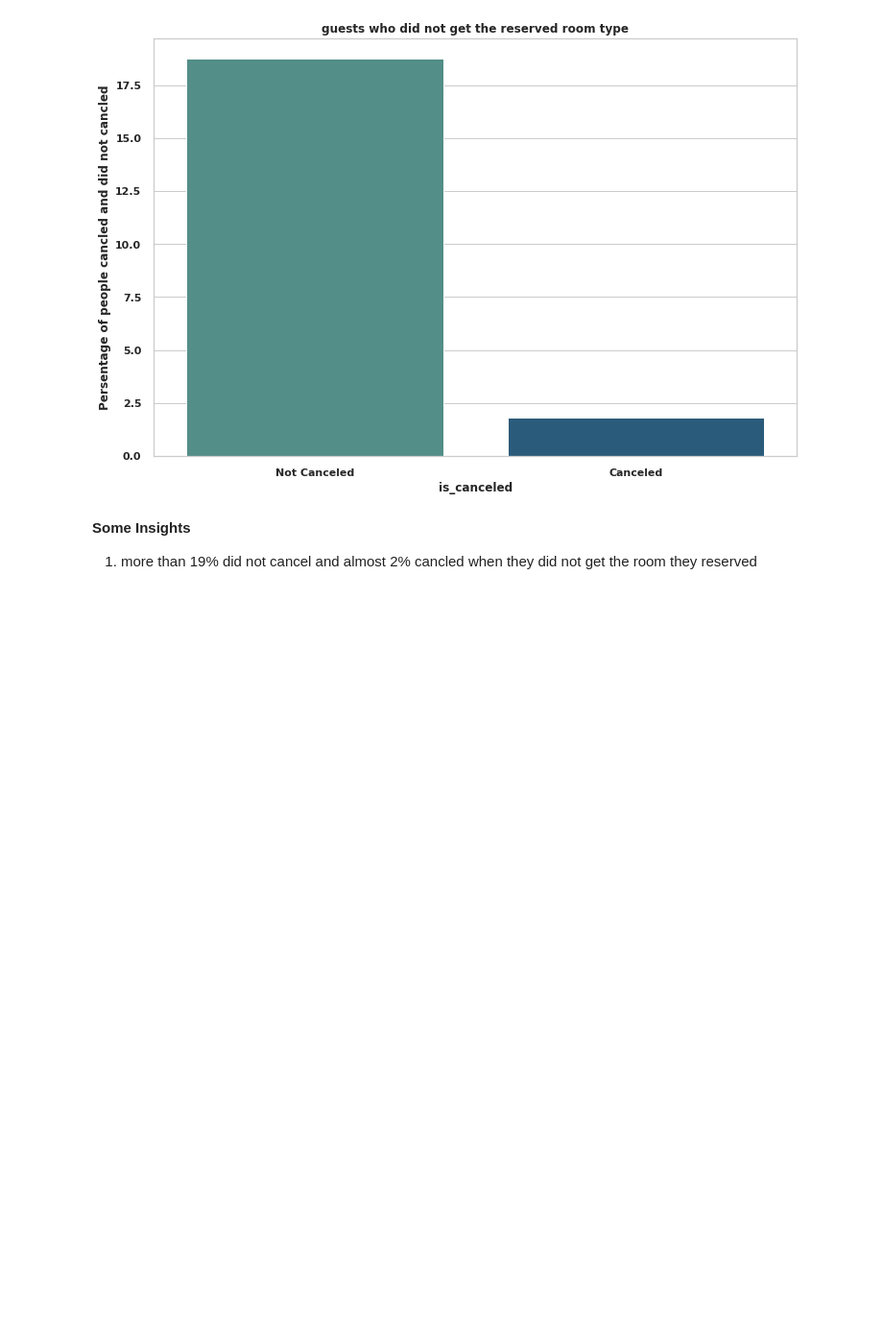
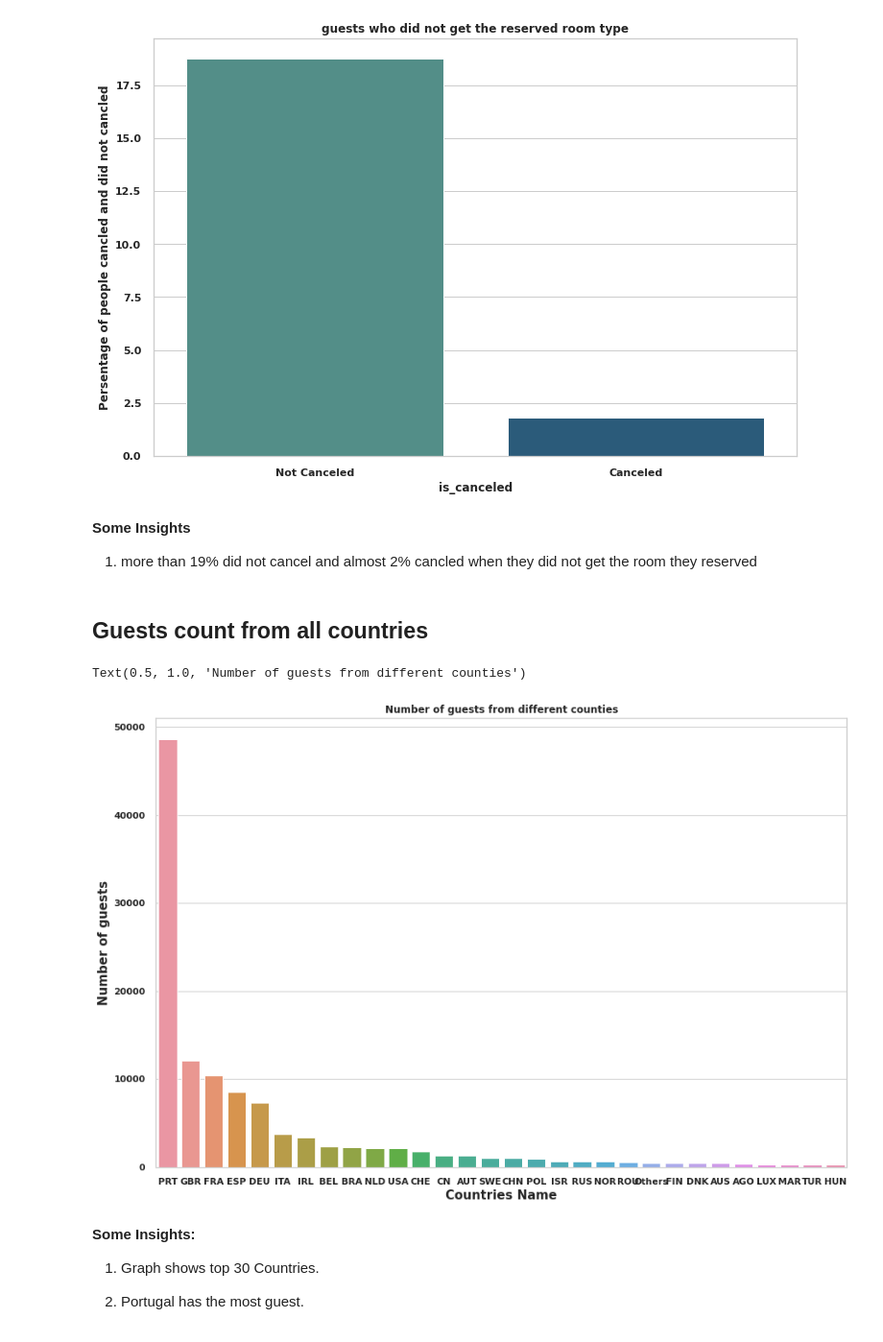
Before and after one commit to Samarjeet-singh-chhabra/EDA-Hotel-Booking-Analysis, a Jupyter notebook: Hotel_Booking_Analysis_Samarjeet_Singh_Chhabra.ipynb, the cells around one changed output. Shown at 96% size. Drawn from its saved outputs; the diff is of its cells as text; code cells hidden in the pictures; blank space fills up the shorter version.

Commit message:
Added insight about guest from each country

```diff
--- a/Hotel_Booking_Analysis_Samarjeet_Singh_Chhabra.ipynb
+++ b/Hotel_Booking_Analysis_Samarjeet_Singh_Chhabra.ipynb
@@ -504,3 +504,27 @@ plt.xticks([0,1],['Not Canceled','Canceled'])
 **Some Insights**
 
 1) more than 19% did not cancel and almost 2% cancled when they did not get the room they reserved
+# %% [markdown]
+## Guests count from all countries
+# %%
+# Counting the guests from various countries.
+countries_df=hotels_df_copy['country'].value_counts().reset_index().rename(columns={'index': 'country','country': 'count of guests'})[:30]
+
+
+# Setting figure size
+plt.figure(figsize=(15,10))
+
+# Plotting the graph
+sns.barplot(x=countries_df['country'],y=countries_df['count of guests'])
+plt.xlabel('Countries Name', fontsize=15)
+plt.ylabel('Number of guests',fontsize=15)
+plt.title("Number of guests from different counties")
+# %% [output]
+Text(0.5, 1.0, 'Number of guests from different counties')
+[figure, added]
+# %% [markdown]
+**Some Insights:**
+
+1) Graph shows top 30 Countries.
+
+2) Portugal has the most guest.
```
Also changed, not shown: parts of 2 cells of this notebook.
